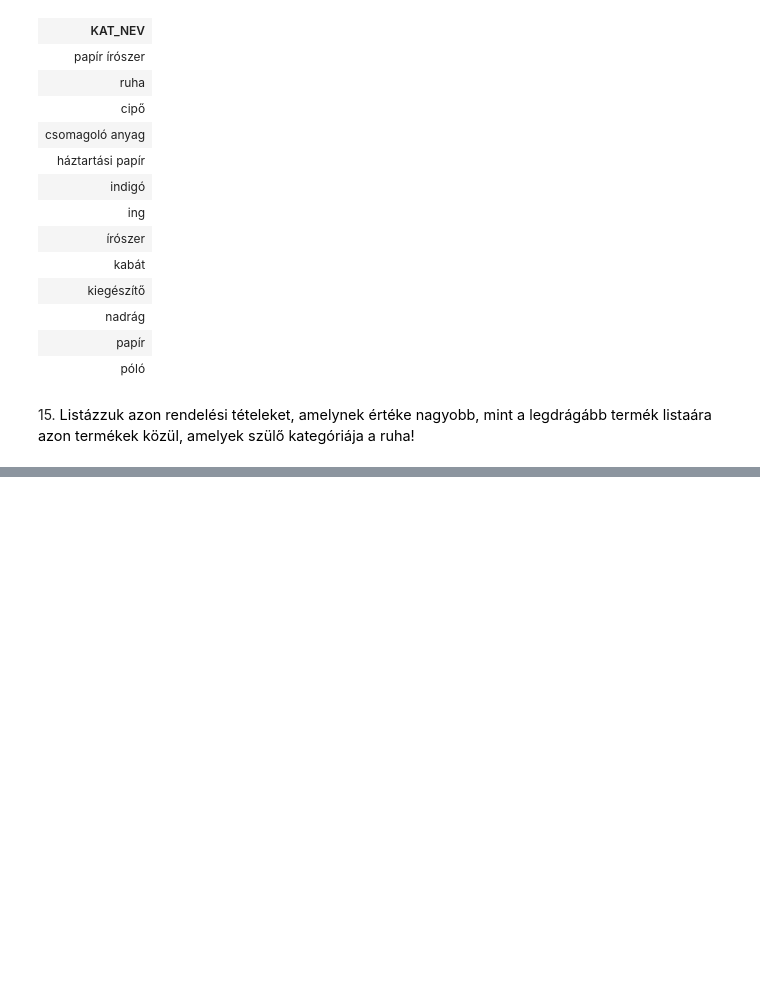
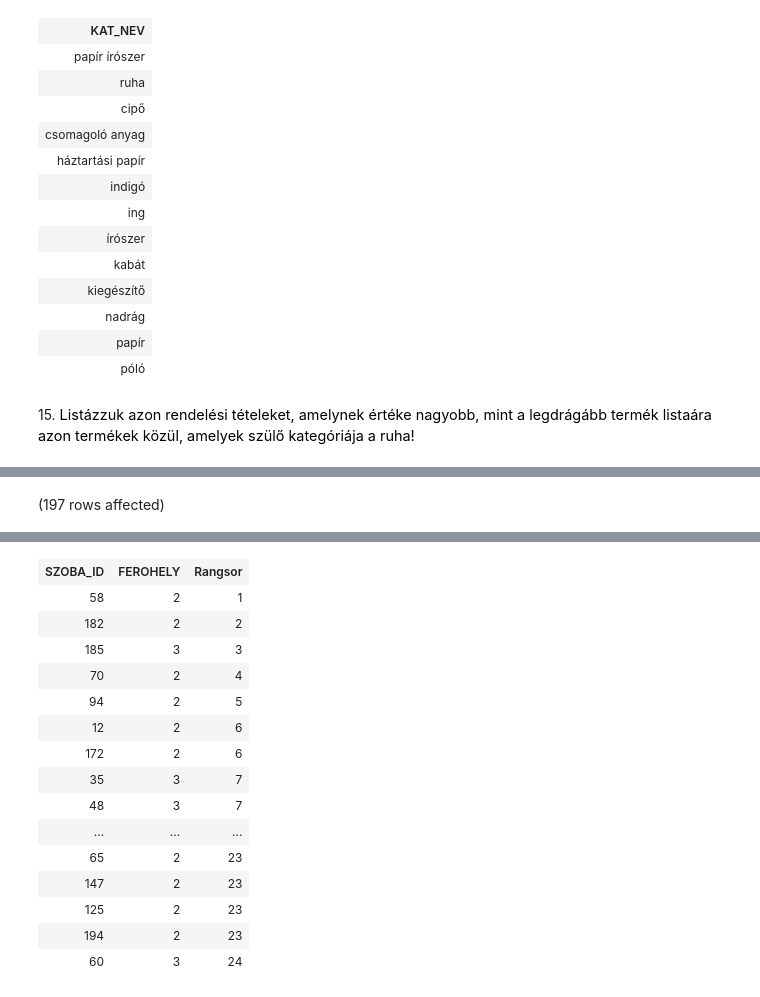
Before and after one commit to KataBaumgartner/adatbazisok, a Jupyter notebook: gyakorlat06_feladatok.ipynb, the cells around one changed output, grey strips where cells are left out. Drawn from its saved outputs; the diff is of its cells as text; code cells hidden in the pictures; blank space fills up the shorter version.

```diff
--- a/gyakorlat06_feladatok.ipynb
+++ b/gyakorlat06_feladatok.ipynb
@@ -277,0 +338,8 @@ Total execution time: 00:00:00.002
+# %%
+-- másik 2. feladat
+SELECT szo.SZOBA_ID, szo.FEROHELY,
+DENSE_RANK() OVER (ORDER BY COUNT(f.FOGLALAS_PK) DESC, szo.FEROHELY ASC ) AS 'Rangsor'
+FROM Szoba szo JOIN Foglalas f ON szo.SZOBA_ID = f.SZOBA_FK
+GROUP BY szo.SZOBA_ID, szo.FEROHELY
+# %% [output]
+(197 rows affected)
@@ -277,0 +347,16 @@ Total execution time: 00:00:00.002
+| SZOBA_ID | FEROHELY | Rangsor |
+| 58 | 2 | 1 |
+| 182 | 2 | 2 |
+| 185 | 3 | 3 |
+| 70 | 2 | 4 |
+| 94 | 2 | 5 |
+| 12 | 2 | 6 |
+| 172 | 2 | 6 |
+| 35 | 3 | 7 |
+| 48 | 3 | 7 |
+| ... | ... | ... |
+| 65 | 2 | 23 |
+| 147 | 2 | 23 |
+| 125 | 2 | 23 |
+| 194 | 2 | 23 |
+| 60 | 3 | 24 |
```
Also changed, not shown: parts of 4 cells of this notebook.
